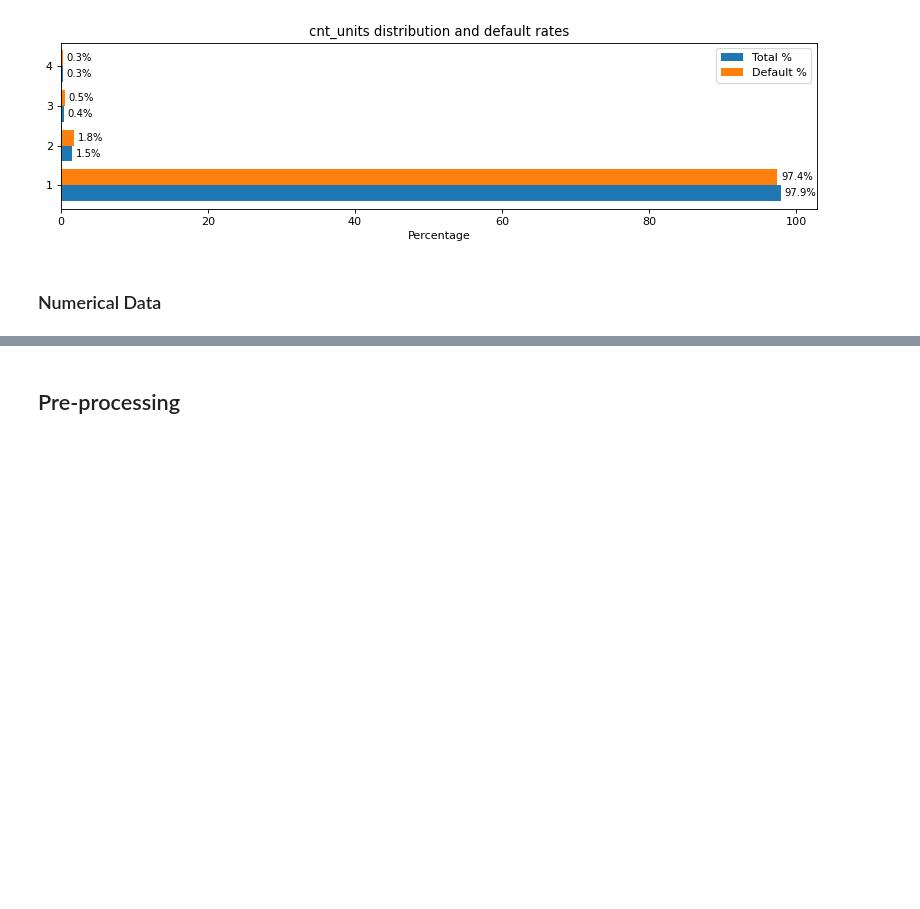
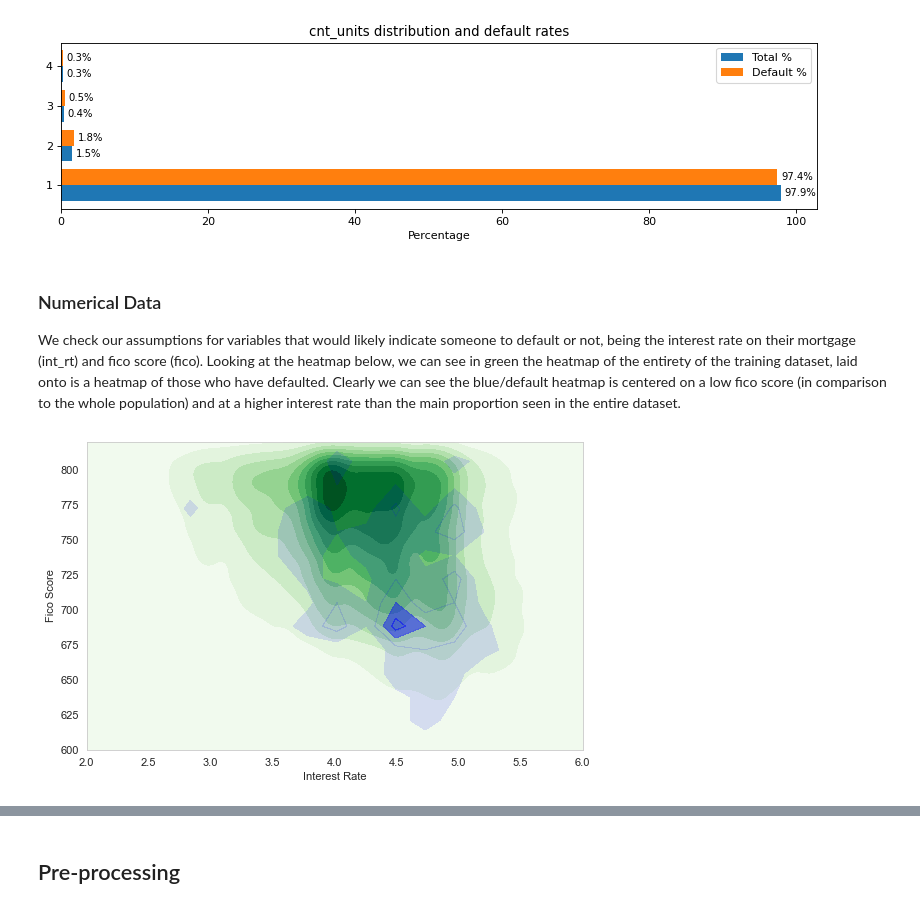
Before and after one commit to AsheRaymondBarker/MLPy2, a Jupyter notebook: project2final.ipynb, the cells around one changed output, grey strips where cells are left out. Drawn from its saved outputs; the diff is of its cells as text; code cells hidden in the pictures; blank space fills up the shorter version.

```diff
--- a/project2final.ipynb
+++ b/project2final.ipynb
@@ -125,7 +129,8 @@ We will separate active loans from non-active loans. The non-active loans will b
 # %%
 active = d[d['loan_status'] == 'active']
 nonactive = d[d['loan_status'] != 'active']
-nonactive = d[[col for col in d.columns if col != 'loan_status'] + ['loan_status']]
+nonactive = nonactive[[col for col in nonactive.columns if col != 'loan_status'] + ['loan_status']]
+
 
 # Feature matrix and response vector
 X, y = nonactive.drop(['loan_status'], axis=1), nonactive['loan_status']
@@ -172,5 +177,11 @@ plot_categorical(df_train, 'cnt_units')
 [figure]
 # %% [markdown]
 ### Numerical Data
+
+We check our assumptions for variables that would likely indicate someone to default or not, being the interest rate on their mortgage (int_rt) and fico score (fico). Looking at the heatmap below, we can see in green the heatmap of the entirety of the training dataset, laid onto is a heatmap of those who have defaulted. Clearly we can see the blue/default heatmap is centered on a low fico score (in comparison to the whole population) and at a higher interest rate than the main proportion seen in the entire dataset.
+# %%
+plot_int_fico_heatmap(df_train)
+# %% [output]
+[figure, added]
 # %% [markdown]
 ### Geographical Data
```
Also changed, not shown: parts of 18 cells of this notebook, 2 other files.
